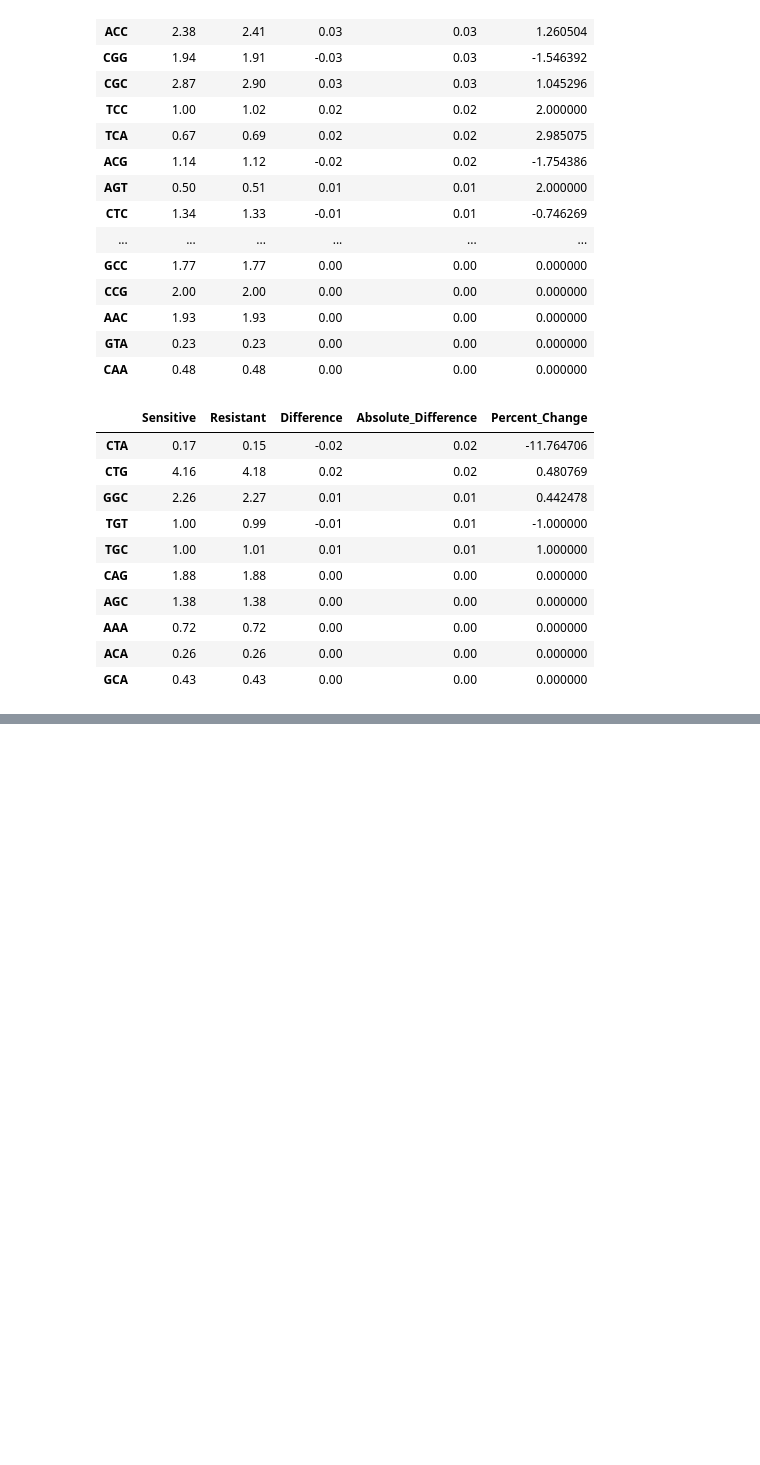
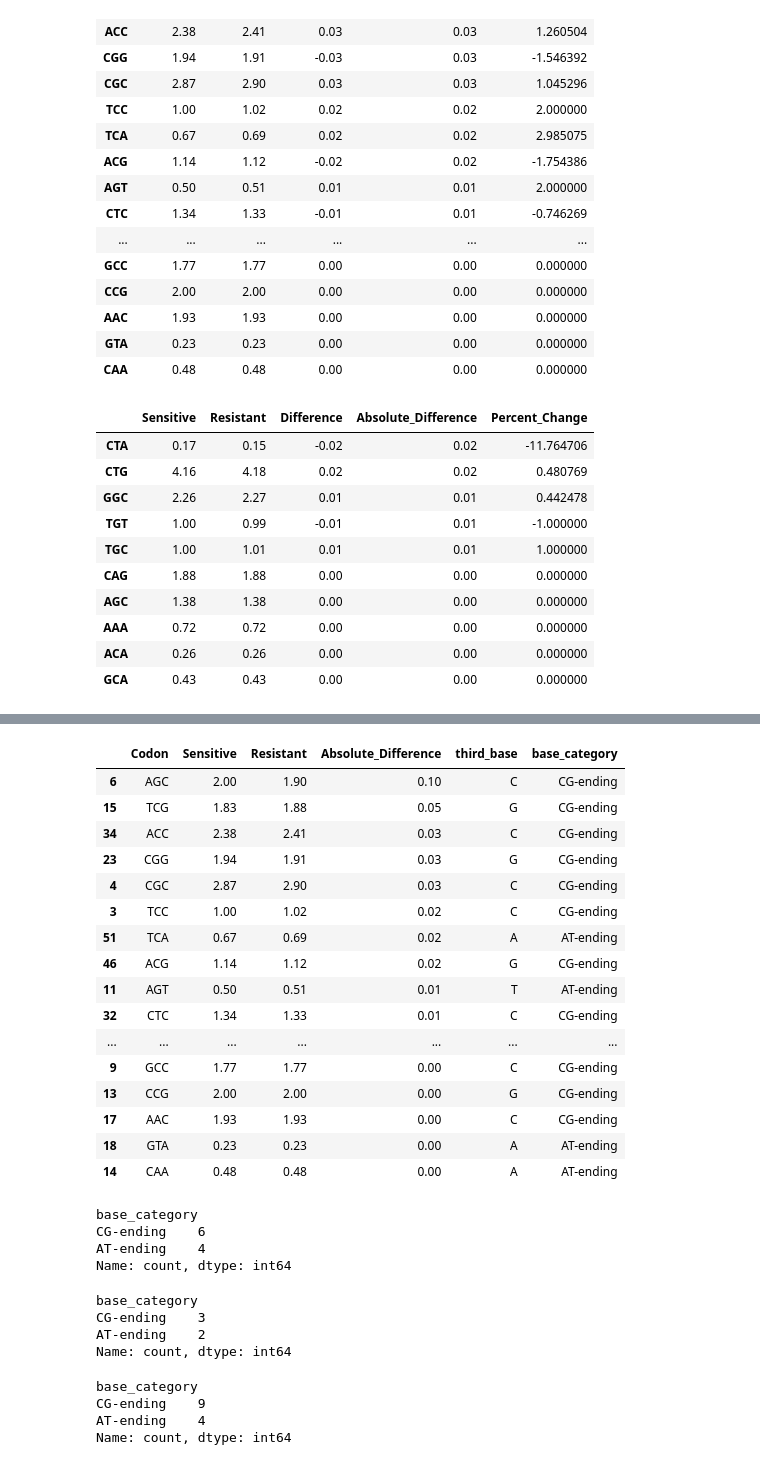
Before and after one commit to ginger-gif-bot/NGS, a Jupyter notebook: python_scripts/stats_plots.ipynb, the cells around one changed output, grey strips where cells are left out. Saved outputs shown, nothing was run; the diff lists cells and outputs as text; code cells hidden in the pictures; blank space fills up the shorter version.

Commit message:
no difference in the values

```diff
--- a/python_scripts/stats_plots.ipynb
+++ b/python_scripts/stats_plots.ipynb
@@ -200,0 +252,10 @@ rscu_avg_gyrA.sort_values("Absolute_Difference",ascending=False).head(10)
+# %%
+rscu_avg_katG = rscu_avg_katG.reset_index()
+rscu_avg_katG = rscu_avg_katG.rename(columns={"index":"Codon"})
+rscu_avg_katG["third_base"] = rscu_avg_katG["Codon"].str[-1]
+rscu_avg_katG["base_category"] = rscu_avg_katG["third_base"].map({
+    "A" : "AT-ending",
+    "T" : "AT-ending",
+    "C" : "CG-ending",
+    "G" : "CG-ending"
+})
@@ -200,0 +290,47 @@ rscu_avg_gyrA.sort_values("Absolute_Difference",ascending=False).head(10)
+# %%
+rscu_avg_katG[["Codon","Sensitive","Resistant","Absolute_Difference","third_base","base_category"]].sort_values("Absolute_Difference",ascending=False).head(20)
+# %% [output]
+|  | Codon | Sensitive | Resistant | Absolute_Difference | third_base | base_category |
+| 6 | AGC | 2.00 | 1.90 | 0.10 | C | CG-ending |
+| 15 | TCG | 1.83 | 1.88 | 0.05 | G | CG-ending |
+| 34 | ACC | 2.38 | 2.41 | 0.03 | C | CG-ending |
+| 23 | CGG | 1.94 | 1.91 | 0.03 | G | CG-ending |
+| 4 | CGC | 2.87 | 2.90 | 0.03 | C | CG-ending |
+| 3 | TCC | 1.00 | 1.02 | 0.02 | C | CG-ending |
+| 51 | TCA | 0.67 | 0.69 | 0.02 | A | AT-ending |
+| 46 | ACG | 1.14 | 1.12 | 0.02 | G | CG-ending |
+| 11 | AGT | 0.50 | 0.51 | 0.01 | T | AT-ending |
+| 32 | CTC | 1.34 | 1.33 | 0.01 | C | CG-ending |
+| ... | ... | ... | ... | ... | ... | ... |
+| 9 | GCC | 1.77 | 1.77 | 0.00 | C | CG-ending |
+| 13 | CCG | 2.00 | 2.00 | 0.00 | G | CG-ending |
+| 17 | AAC | 1.93 | 1.93 | 0.00 | C | CG-ending |
+| 18 | GTA | 0.23 | 0.23 | 0.00 | A | AT-ending |
+| 14 | CAA | 0.48 | 0.48 | 0.00 | A | AT-ending |
+# %%
+rscu_avg_rpoB[
+    rscu_avg_rpoB["Absolute_Difference"] >= 0.01
+]["base_category"].value_counts()
+# %% [output]
+base_category
+CG-ending    6
+AT-ending    4
+Name: count, dtype: int64
+# %%
+rscu_avg_gyrA[
+    rscu_avg_gyrA["Absolute_Difference"] >= 0.01
+]["base_category"].value_counts()
+# %% [output]
+base_category
+CG-ending    3
+AT-ending    2
+Name: count, dtype: int64
+# %%
+rscu_avg_katG[
+    rscu_avg_katG["Absolute_Difference"] >= 0.01
+]["base_category"].value_counts()
+# %% [output]
+base_category
+CG-ending    9
+AT-ending    4
+Name: count, dtype: int64
```
Also changed, not shown: parts of 13 cells of this notebook, 2 other files.
